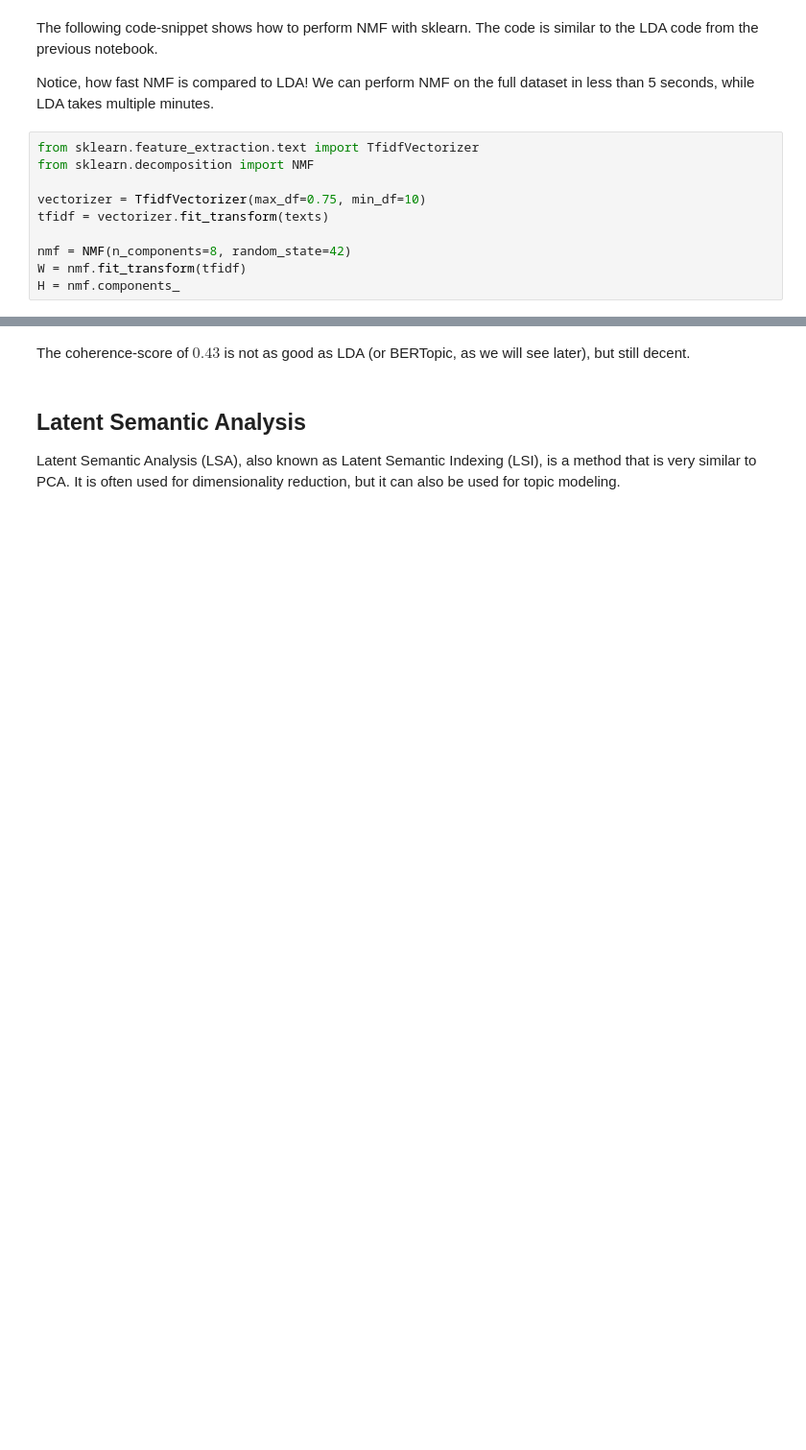
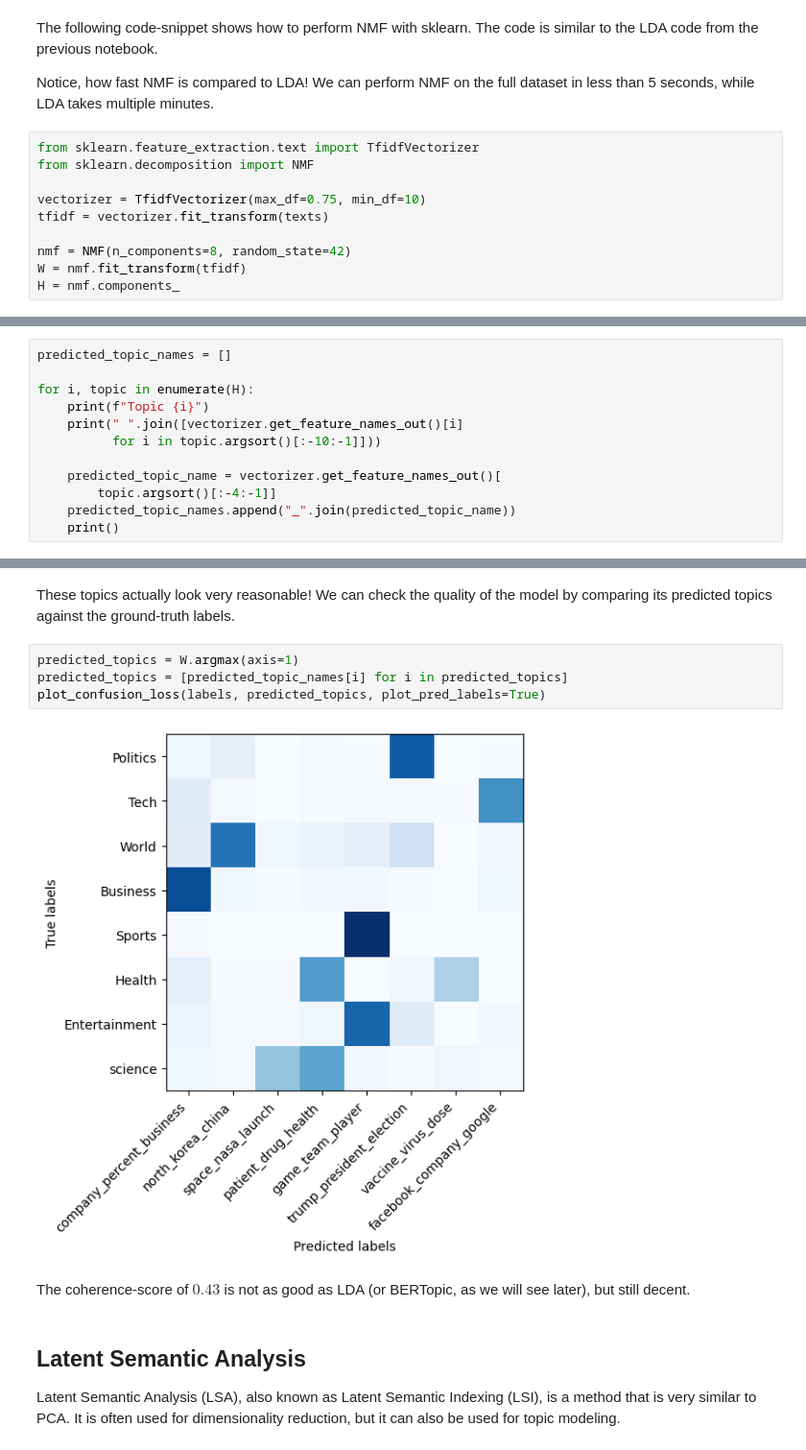
Before and after one commit to DanielMatter/topic-modeling, a Jupyter notebook: course/LDA-04-Advanced.ipynb, the cells around one changed output, grey strips where cells are left out. Shown at 96% size. Cells and saved outputs as stored; diff of their text form; blank space fills up the shorter version.

```diff
--- a/course/LDA-04-Advanced.ipynb
+++ b/course/LDA-04-Advanced.ipynb
@@ -57,0 +57,12 @@ Coherence score: 0.43
+# %%
+predicted_topic_names = []
+
+for i, topic in enumerate(H):
+    print(f"Topic {i}")
+    print(" ".join([vectorizer.get_feature_names_out()[i]
+          for i in topic.argsort()[:-10:-1]]))
+
+    predicted_topic_name = vectorizer.get_feature_names_out()[
+        topic.argsort()[:-4:-1]]
+    predicted_topic_names.append("_".join(predicted_topic_name))
+    print()
@@ -58,3 +87,11 @@ Coherence score: 0.43
+# %% [markdown]
+These topics actually look very reasonable! We can check the quality of the model by comparing its predicted topics against the ground-truth labels.
+# %%
+predicted_topics = W.argmax(axis=1)
+predicted_topics = [predicted_topic_names[i] for i in predicted_topics]
+plot_confusion_loss(labels, predicted_topics, plot_pred_labels=True)
+# %% [output]
+[figure, added]
 # %% [markdown]
 The coherence-score of $0.43$ is not as good as LDA (or BERTopic, as we will see later), but still decent.
 # %% [markdown]
```
Also changed, not shown: parts of 8 cells of this notebook, 1 other file.
